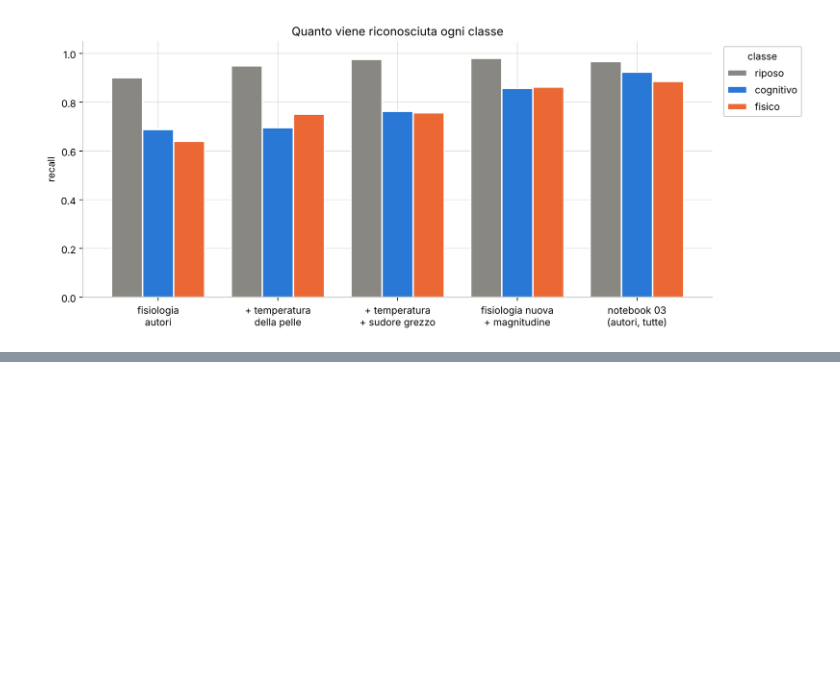
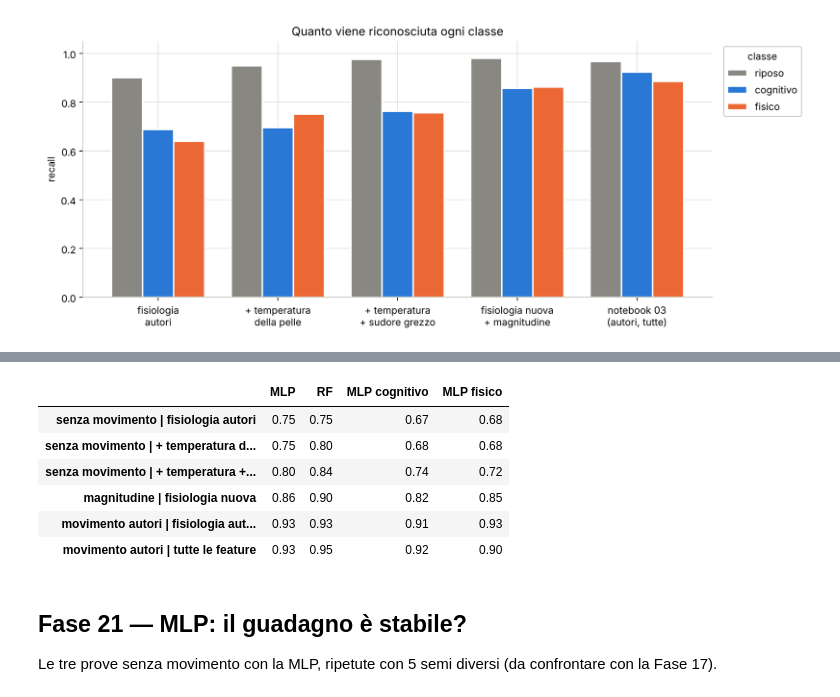
Before and after one commit to lyKaede/vitastress-cofounds, a Jupyter notebook: notebooks/04_feature_nuove.ipynb, the cells around one changed output, grey strips where cells are left out. Drawn from its saved outputs; the diff is of its cells as text; code cells hidden in the pictures; blank space fills up the shorter version.

```diff
--- a/notebooks/04_feature_nuove.ipynb
+++ b/notebooks/04_feature_nuove.ipynb
@@ -429,11 +429,19 @@ Random Forest con leave-one-subject-out, come nel notebook 03. Restituisce l'acc
 # %%
 from sklearn.ensemble import RandomForestClassifier
+import warnings
+from sklearn.exceptions import ConvergenceWarning
+from sklearn.neural_network import MLPClassifier
 from sklearn.model_selection import LeaveOneGroupOut, cross_val_predict
+
+warnings.filterwarnings("ignore", category=ConvergenceWarning)
 from sklearn.metrics import recall_score
 
-def prova(dati, colonne_usate, seme=42):
-    rf = RandomForestClassifier(n_estimators=100, random_state=seme)
-    previsto = cross_val_predict(rf, dati[colonne_usate], dati["classe"],
+def prova(dati, colonne_usate, seme=42, modello="rf"):
+    if modello == "rf":
+        scelto = RandomForestClassifier(n_estimators=100, random_state=seme)
+    else:
+        scelto = MLPClassifier(hidden_layer_sizes=(64, 32), max_iter=1000, random_state=seme)
+    previsto = cross_val_predict(scelto, dati[colonne_usate], dati["classe"],
                                  groups=dati["persona"], cv=LeaveOneGroupOut())
     giusto = pd.Series(previsto == dati["classe"].values, index=dati.index)
     riga = {"accuracy": giusto.groupby(dati["persona"]).mean().mean()}
@@ -544,0 +558,20 @@ plt.show()
+# %%
+prove_mlp = [nome for nome in prove if not nome.startswith("solo sudore")]
+confronto = {}
+for nome in prove_mlp:
+    rete = prova(tabella, prove[nome], modello="mlp")
+    confronto[nome] = {"MLP": rete["accuracy"], "RF": risultati.loc[nome, "accuracy"],
+                       "MLP cognitivo": rete["cognitivo"], "MLP fisico": rete["fisico"]}
+confronto = pd.DataFrame(confronto).T
+confronto.round(2)
+# %% [output]
+|  | MLP | RF | MLP cognitivo | MLP fisico |
+| senza movimento | fisiologia autori | 0.75 | 0.75 | 0.67 | 0.68 |
+| senza movimento | + temperatura d... | 0.75 | 0.80 | 0.68 | 0.68 |
+| senza movimento | + temperatura +... | 0.80 | 0.84 | 0.74 | 0.72 |
+| magnitudine | fisiologia nuova | 0.86 | 0.90 | 0.82 | 0.85 |
+| movimento autori | fisiologia aut... | 0.93 | 0.93 | 0.91 | 0.93 |
+| movimento autori | tutte le feature | 0.93 | 0.95 | 0.92 | 0.90 |
+# %% [markdown]
+## Fase 21 — MLP: il guadagno è stabile?
+Le tre prove senza movimento con la MLP, ripetute con 5 semi diversi (da confrontare con la Fase 17).
```
Also changed, not shown: parts of 9 cells of this notebook, 6 other files.
